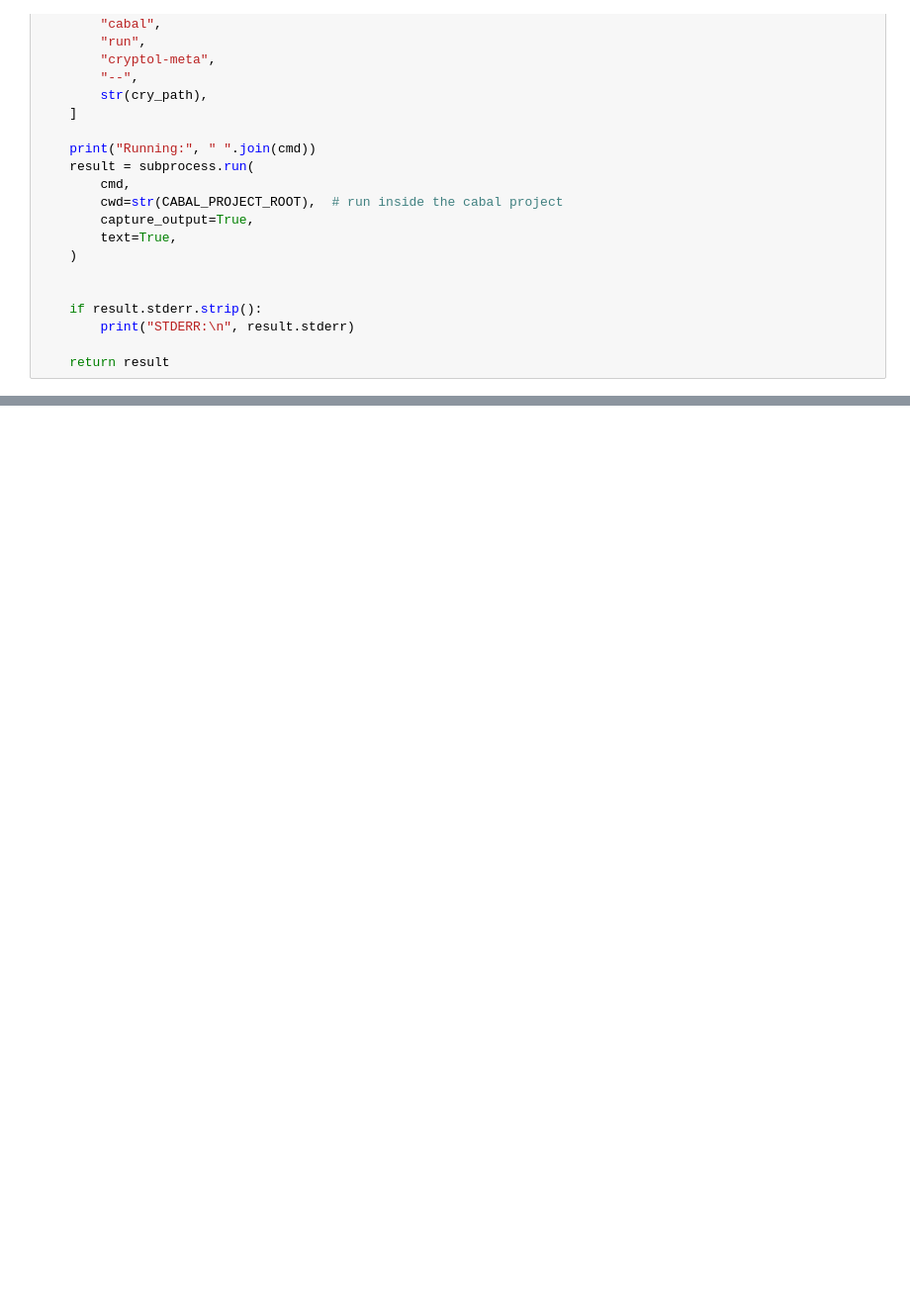
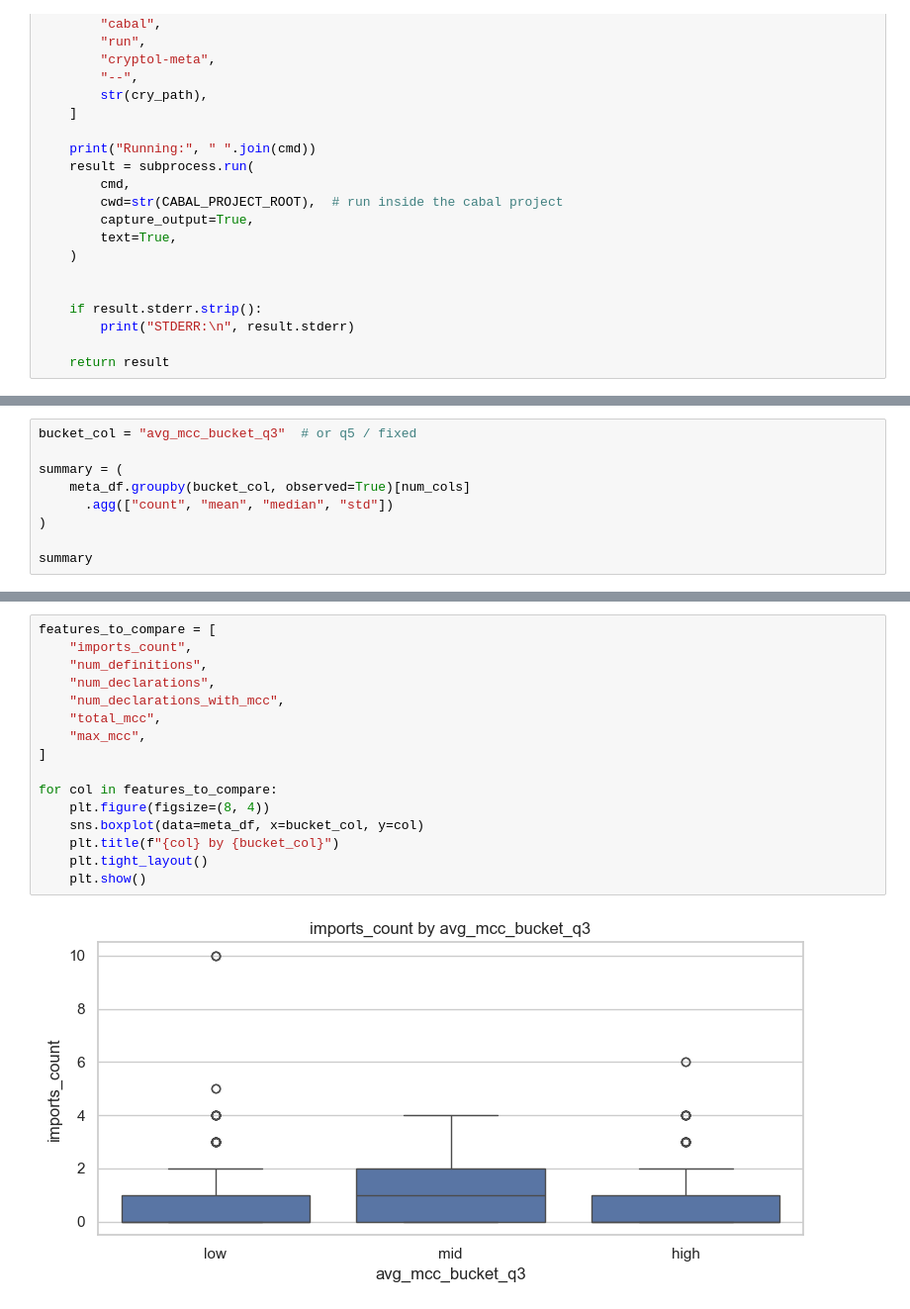
Before and after one commit to jo5huar3/DataPreprocess, a Jupyter notebook: notebooks/04_Cryptol_MetaData.ipynb, the cells around one changed output, grey strips where cells are left out. Shown at 99% size. Cells and saved outputs as stored; diff of their text form; blank space fills up the shorter version.

```diff
--- a/notebooks/04_Cryptol_MetaData.ipynb
+++ b/notebooks/04_Cryptol_MetaData.ipynb
@@ -154,0 +232,9 @@ df, summary
+# %%
+bucket_col = "avg_mcc_bucket_q3"  # or q5 / fixed
+
+summary = (
+    meta_df.groupby(bucket_col, observed=True)[num_cols]
+      .agg(["count", "mean", "median", "std"])
+)
+
+summary
@@ -154,0 +249,18 @@ df, summary
+# %%
+features_to_compare = [
+    "imports_count",
+    "num_definitions",
+    "num_declarations",
+    "num_declarations_with_mcc",
+    "total_mcc",
+    "max_mcc",
+]
+
+for col in features_to_compare:
+    plt.figure(figsize=(8, 4))
+    sns.boxplot(data=meta_df, x=bucket_col, y=col)
+    plt.title(f"{col} by {bucket_col}")
+    plt.tight_layout()
+    plt.show()
+# %% [output]
+[figure, added]
```
Also changed, not shown: parts of 9 cells of this notebook.
